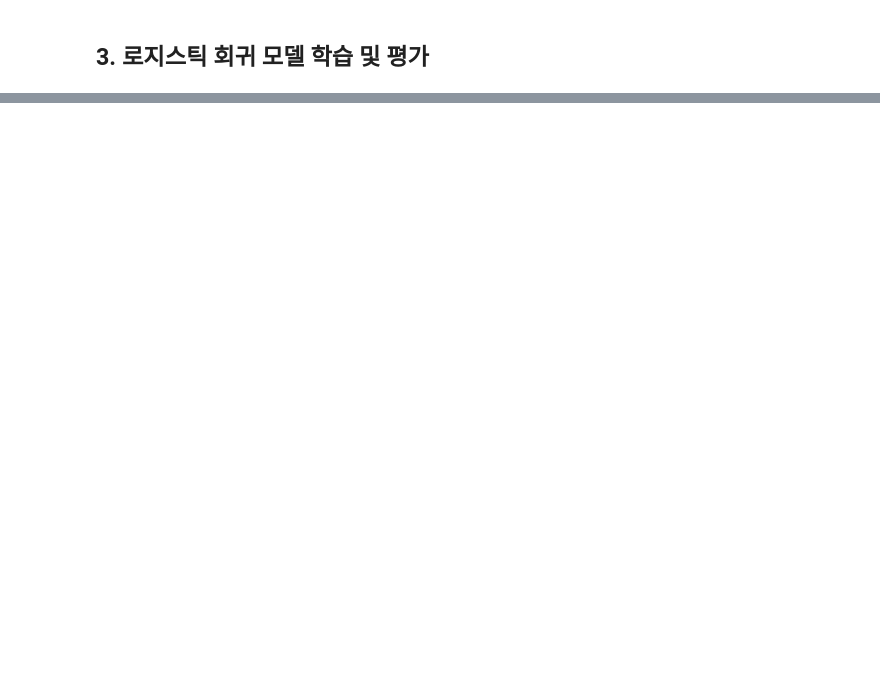
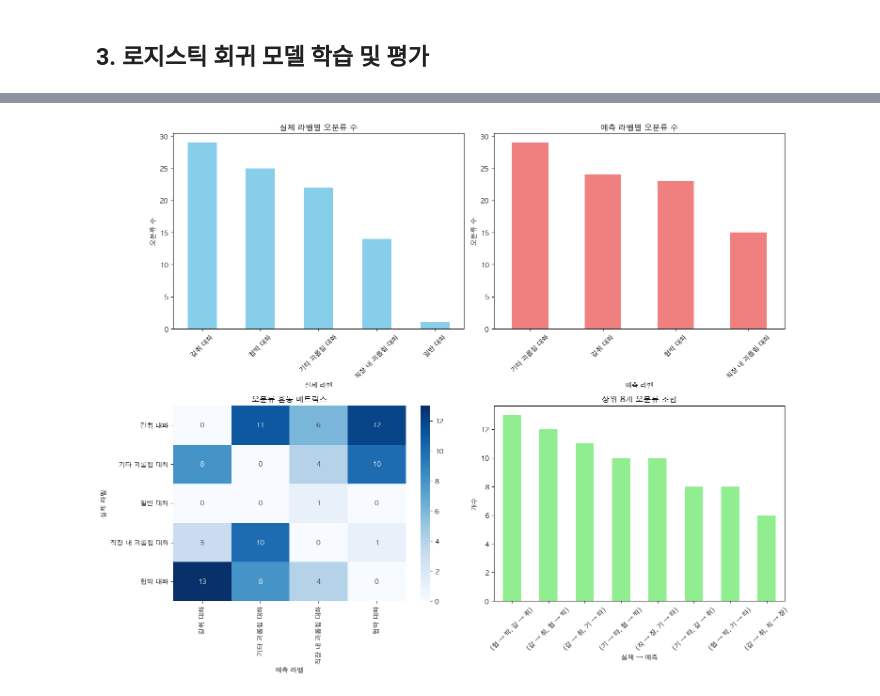
Before and after one commit to beomyongchoi/dlthon_14, a Jupyter notebook: 02. 모델링/TF-IDF/DKTC_Baseline_Model.ipynb, the cells around one changed output, grey strips where cells are left out. Cells and saved outputs as stored; diff of their text form; code cells hidden in the pictures; blank space fills up the shorter version.

```diff
--- a/02. 모델링/TF-IDF/DKTC_Baseline_Model.ipynb
+++ b/02. 모델링/TF-IDF/DKTC_Baseline_Model.ipynb
@@ -68,8 +78,8 @@ Train TF-IDF matrix shape: (3960, 39823)
 from sklearn.linear_model import LogisticRegression
 from sklearn.metrics import f1_score, classification_report
 
-# 모델 초기화 및 학습
-lr_model = LogisticRegression(random_state=42, max_iter=1000)
+# 최적의 C값(C=5)으로 모델 최종 학습 및 평가
+lr_model = LogisticRegression(random_state=42, max_iter=1000, C=5)
 lr_model.fit(X_train_tfidf, y_train)
 
 # 예측
@@ -80,6 +90,8 @@ weighted_f1 = f1_score(y_val, y_pred, average='weighted')
 print(f'Weighted F1 Score: {weighted_f1:.4f}')
 
 # 클래스별 상세 리포트
+# target_names를 지정하기 위해 class_mapping의 역순 딕셔너리를 만듭니다.
+class_names = [name for name, num in sorted(class_mapping.items(), key=lambda item: item[1])]
 print("Classification Report:")
-print(classification_report(y_val, y_pred, target_names=encoder.classes_))
+print(classification_report(y_val, y_pred, target_names=class_names))
 # %% [output]
@@ -98,0 +177,78 @@ weighted avg       0.91      0.91      0.91       990
+# %%
+
+import matplotlib.pyplot as plt
+import seaborn as sns
+import pandas as pd
+
+# 한글 폰트 설정 (macOS)
+plt.rcParams['font.family'] = 'AppleGothic'
+plt.rcParams['axes.unicode_minus'] = False
+
+# 필요한 데이터가 준비되어 있는지 확인
+if 'misclassified' not in globals():
+    # 앞선 셀에서 생성한 error_df / misclassified가 없는 경우 재계산
+    error_df = pd.DataFrame({
+        'conversation': X_val,
+        'true_label': y_val,
+        'predicted_label': y_pred
+    })
+    reverse_class_mapping = {v: k for k, v in class_mapping.items()}
+    error_df['true_label_name'] = error_df['true_label'].map(reverse_class_mapping)
+    error_df['predicted_label_name'] = error_df['predicted_label'].map(reverse_class_mapping)
+    misclassified = error_df[error_df['true_label'] != error_df['predicted_label']].copy()
+
+print(f"총 오분류 데이터 수: {len(misclassified)}")
+
+# 실제/예측 라벨 분포
+true_label_counts = misclassified['true_label_name'].value_counts()
+predicted_label_counts = misclassified['predicted_label_name'].value_counts()
+
+# 혼동 매트릭스 (오분류에 대해서만)
+confusion_df = pd.crosstab(
+    misclassified['true_label_name'],
+    misclassified['predicted_label_name']
+)
+
+# 시각화
+fig, axes = plt.subplots(2, 2, figsize=(15, 12))
+
+# 1) 실제 라벨별 오분류 수
+true_label_counts.plot(kind='bar', color='skyblue', ax=axes[0, 0])
+axes[0, 0].set_title('실제 라벨별 오분류 수')
+axes[0, 0].set_xlabel('실제 라벨')
+axes[0, 0].set_ylabel('오분류 수')
+axes[0, 0].tick_params(axis='x', rotation=45)
+
+# 2) 예측 라벨별 오분류 수
+predicted_label_counts.plot(kind='bar', color='lightcoral', ax=axes[0, 1])
+axes[0, 1].set_title('예측 라벨별 오분류 수')
+axes[0, 1].set_xlabel('예측 라벨')
+axes[0, 1].set_ylabel('오분류 수')
+axes[0, 1].tick_params(axis='x', rotation=45)
+
+# 3) 혼동 매트릭스 히트맵
+sns.heatmap(confusion_df, annot=True, fmt='d', cmap='Blues', ax=axes[1, 0])
+axes[1, 0].set_title('오분류 혼동 매트릭스')
+axes[1, 0].set_xlabel('예측 라벨')
+axes[1, 0].set_ylabel('실제 라벨')
+
+# 4) 상위 혼동 조합 Top-N 바차트
+combo_series = (
+    misclassified.groupby(['true_label_name', 'predicted_label_name'])
+    .size()
+    .sort_values(ascending=False)
+)
+
+# 상위 8개만 표시
+top_n = combo_series.head(8)
+(top_n
+ .rename(index=lambda x: f"{x[0]} → {x[1]}")
+ .plot(kind='bar', color='lightgreen', ax=axes[1, 1]))
+axes[1, 1].set_title('상위 8개 오분류 조합')
+axes[1, 1].set_xlabel('실제 → 예측')
+axes[1, 1].set_ylabel('개수')
+axes[1, 1].tick_params(axis='x', rotation=45)
+
+fig.tight_layout()
+plt.show()
+# %% [output]
@@ -98,0 +256 @@ weighted avg       0.91      0.91      0.91       990
+[figure, added]
```
Also changed, not shown: parts of 9 cells of this notebook, 12 other files.
